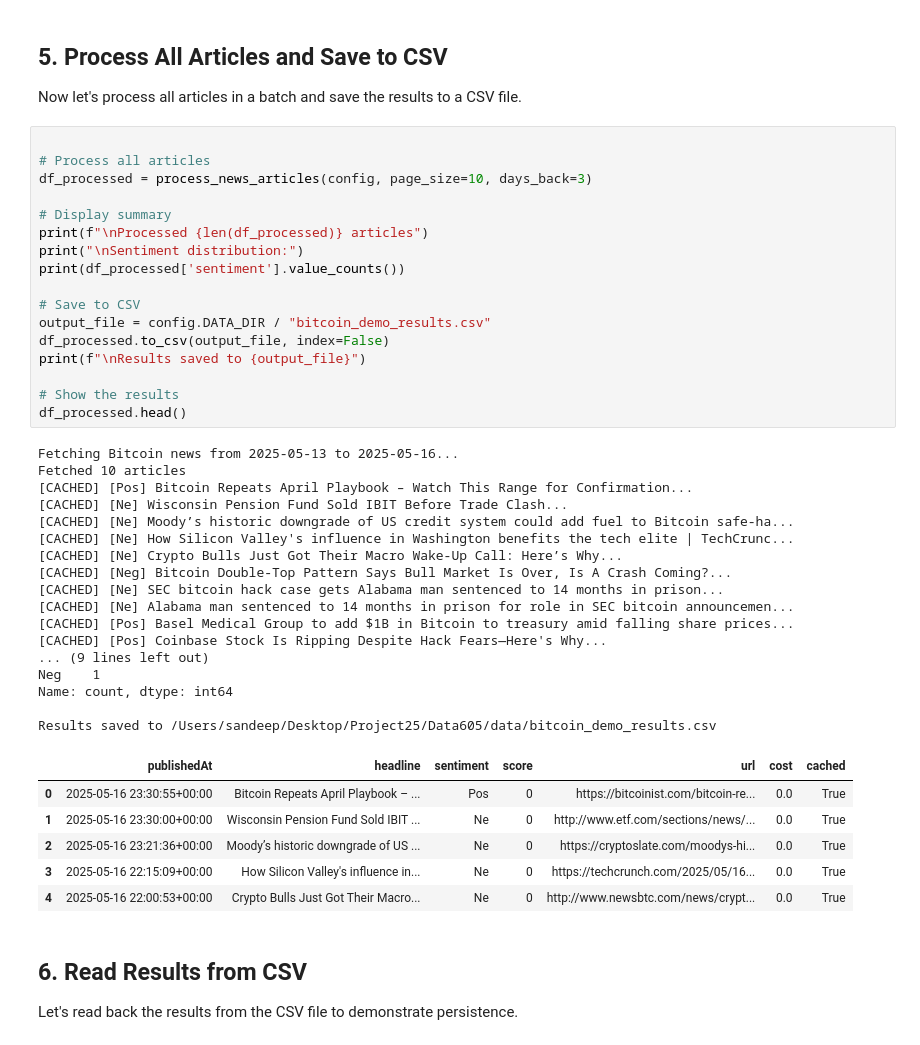
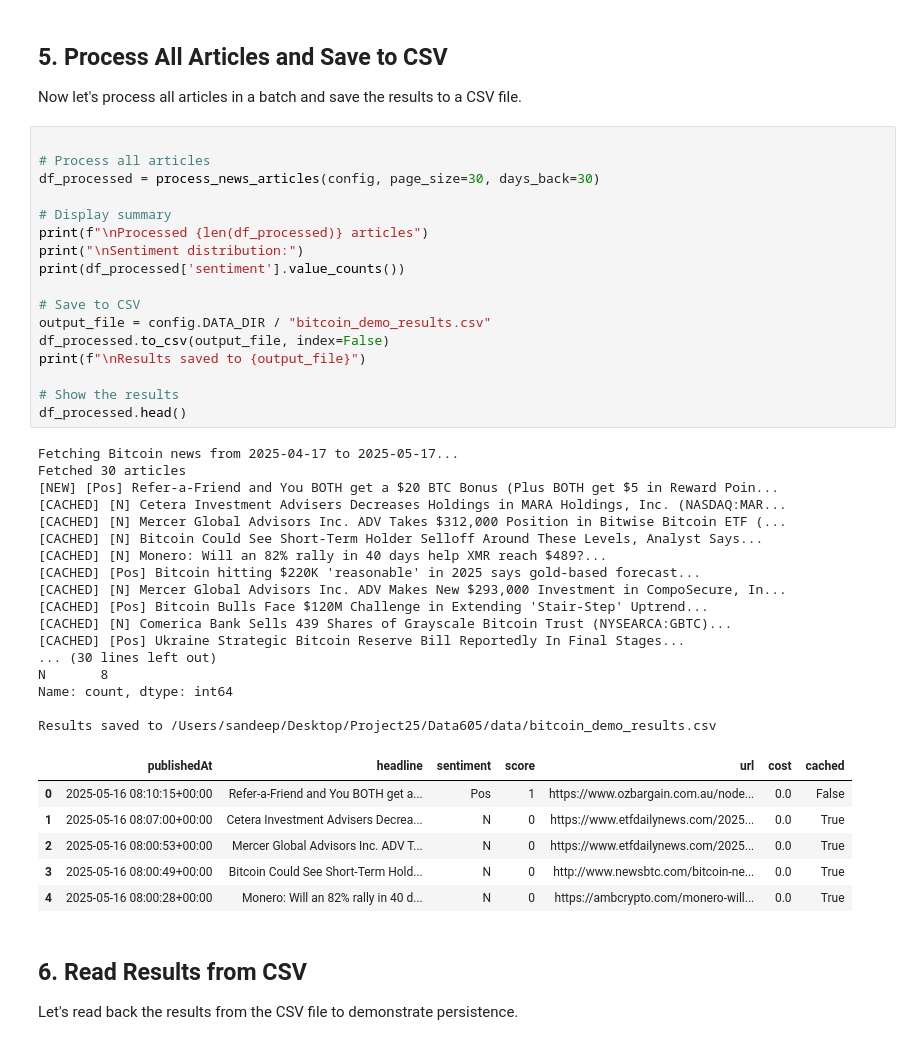
Before and after one commit to BlendedAscended/llm_sentiment_analysis, a Jupyter notebook: bitcoin.API.ipynb, the cells around one changed output. Cells and saved outputs as stored; diff of their text form.

```diff
--- a/bitcoin.API.ipynb
+++ b/bitcoin.API.ipynb
@@ -131,44 +131,44 @@ Now let's process all articles in a batch and save the results to a CSV file.
 # %%
 
 # Process all articles
-df_processed = process_news_articles(config, page_size=10, days_back=3)
+df_processed = process_news_articles(config, page_size=30, days_back=30)
 
 # Display summary
 print(f"\nProcessed {len(df_processed)} articles")
 print("\nSentiment distribution:")
 print(df_processed['sentiment'].value_counts())
 
 # Save to CSV
 output_file = config.DATA_DIR / "bitcoin_demo_results.csv"
 df_processed.to_csv(output_file, index=False)
 print(f"\nResults saved to {output_file}")
 
 # Show the results
 df_processed.head()
 # %% [output]
-Fetching Bitcoin news from 2025-05-13 to 2025-05-16...
-Fetched 10 articles
-[CACHED] [Pos] Bitcoin Repeats April Playbook – Watch This Range for Confirmation...
-[CACHED] [Ne] Wisconsin Pension Fund Sold IBIT Before Trade Clash...
-[CACHED] [Ne] Moody’s historic downgrade of US credit system could add fuel to Bitcoin safe-ha...
-[CACHED] [Ne] How Silicon Valley's influence in Washington benefits the tech elite | TechCrunc...
-[CACHED] [Ne] Crypto Bulls Just Got Their Macro Wake-Up Call: Here’s Why...
-[CACHED] [Neg] Bitcoin Double-Top Pattern Says Bull Market Is Over, Is A Crash Coming?...
-[CACHED] [Ne] SEC bitcoin hack case gets Alabama man sentenced to 14 months in prison...
-[CACHED] [Ne] Alabama man sentenced to 14 months in prison for role in SEC bitcoin announcemen...
-[CACHED] [Pos] Basel Medical Group to add $1B in Bitcoin to treasury amid falling share prices...
-[CACHED] [Pos] Coinbase Stock Is Ripping Despite Hack Fears—Here's Why...
-... (9 lines left out)
-Neg    1
+Fetching Bitcoin news from 2025-04-17 to 2025-05-17...
+Fetched 30 articles
+[NEW] [Pos] Refer-a-Friend and You BOTH get a $20 BTC Bonus (Plus BOTH get $5 in Reward Poin...
+[CACHED] [N] Cetera Investment Advisers Decreases Holdings in MARA Holdings, Inc. (NASDAQ:MAR...
+[CACHED] [N] Mercer Global Advisors Inc. ADV Takes $312,000 Position in Bitwise Bitcoin ETF (...
+[CACHED] [N] Bitcoin Could See Short-Term Holder Selloff Around These Levels, Analyst Says...
+[CACHED] [N] Monero: Will an 82% rally in 40 days help XMR reach $489?...
+[CACHED] [Pos] Bitcoin hitting $220K 'reasonable' in 2025 says gold-based forecast...
+[CACHED] [N] Mercer Global Advisors Inc. ADV Makes New $293,000 Investment in CompoSecure, In...
+[CACHED] [Pos] Bitcoin Bulls Face $120M Challenge in Extending 'Stair-Step' Uptrend...
+[CACHED] [N] Comerica Bank Sells 439 Shares of Grayscale Bitcoin Trust (NYSEARCA:GBTC)...
+[CACHED] [Pos] Ukraine Strategic Bitcoin Reserve Bill Reportedly In Final Stages...
+... (30 lines left out)
+N       8
 Name: count, dtype: int64
 
 Results saved to /Users/sandeep/Desktop/Project25/Data605/data/bitcoin_demo_results.csv
 |  | publishedAt | headline | sentiment | score | url | cost | cached |
-| 0 | 2025-05-16 23:30:55+00:00 | Bitcoin Repeats April Playbook – ... | Pos | 0 | https://bitcoinist.com/bitcoin-re... | 0.0 | True |
-| 1 | 2025-05-16 23:30:00+00:00 | Wisconsin Pension Fund Sold IBIT ... | Ne | 0 | http://www.etf.com/sections/news/... | 0.0 | True |
-| 2 | 2025-05-16 23:21:36+00:00 | Moody’s historic downgrade of US ... | Ne | 0 | https://cryptoslate.com/moodys-hi... | 0.0 | True |
-| 3 | 2025-05-16 22:15:09+00:00 | How Silicon Valley's influence in... | Ne | 0 | https://techcrunch.com/2025/05/16... | 0.0 | True |
-| 4 | 2025-05-16 22:00:53+00:00 | Crypto Bulls Just Got Their Macro... | Ne | 0 | http://www.newsbtc.com/news/crypt... | 0.0 | True |
+| 0 | 2025-05-16 08:10:15+00:00 | Refer-a-Friend and You BOTH get a... | Pos | 1 | https://www.ozbargain.com.au/node... | 0.0 | False |
+| 1 | 2025-05-16 08:07:00+00:00 | Cetera Investment Advisers Decrea... | N | 0 | https://www.etfdailynews.com/2025... | 0.0 | True |
+| 2 | 2025-05-16 08:00:53+00:00 | Mercer Global Advisors Inc. ADV T... | N | 0 | https://www.etfdailynews.com/2025... | 0.0 | True |
+| 3 | 2025-05-16 08:00:49+00:00 | Bitcoin Could See Short-Term Hold... | N | 0 | http://www.newsbtc.com/bitcoin-ne... | 0.0 | True |
+| 4 | 2025-05-16 08:00:28+00:00 | Monero: Will an 82% rally in 40 d... | N | 0 | https://ambcrypto.com/monero-will... | 0.0 | True |
 # %% [markdown]
 
 ## 6. Read Results from CSV
```
Also changed, not shown: parts of 4 cells of this notebook, 13 other files.
